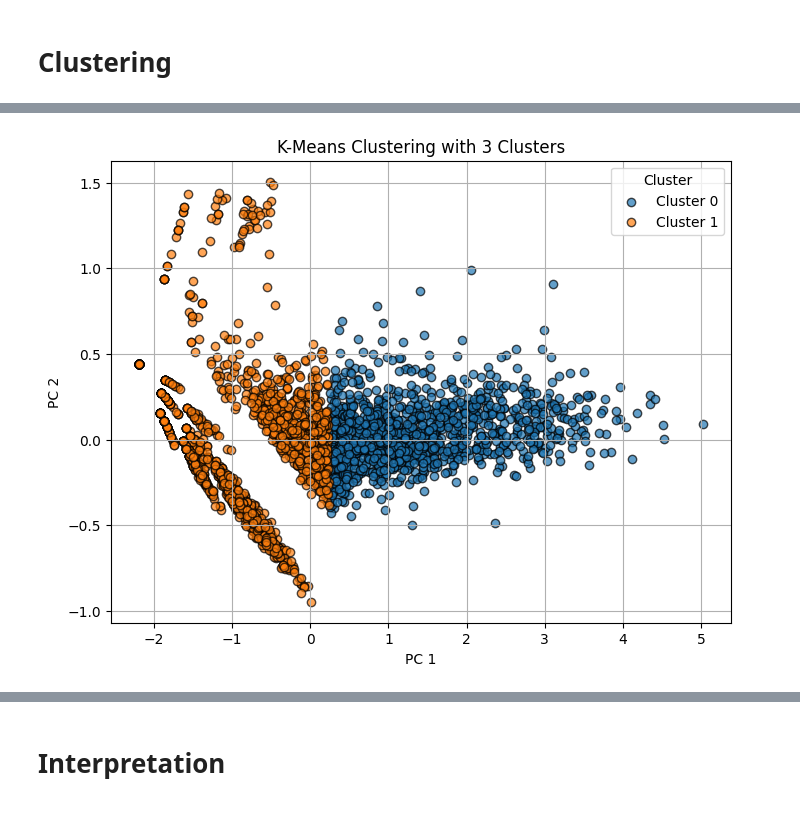
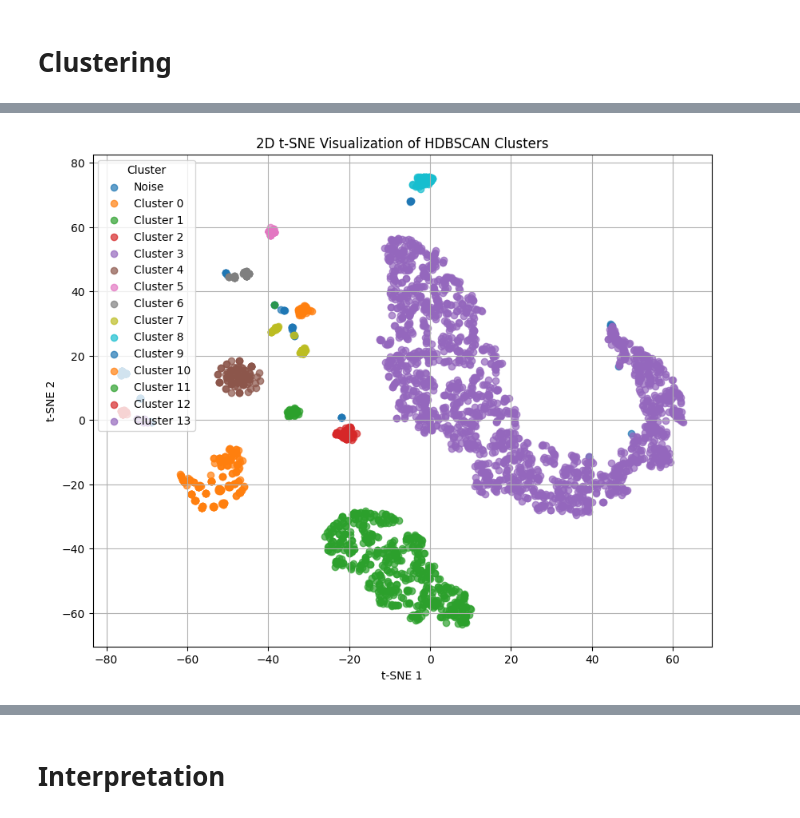
Before and after one commit to florivz/DDM-Project-WS24-25, a Jupyter notebook: analysis_new.ipynb, the cells around one changed output, grey strips where cells are left out. Drawn from its saved outputs; the diff is of its cells as text; code cells hidden in the pictures.

Commit message:
switched to hdbscan

```diff
--- a/analysis_new.ipynb
+++ b/analysis_new.ipynb
@@ -350,24 +364,33 @@ plt.show()
 # %%
-kmeans = KMeans(n_clusters=2, random_state=42)
-clusters = kmeans.fit_predict(X_pca)
+import hdbscan
+from sklearn.manifold import TSNE
+
+hdbscan_clusterer = hdbscan.HDBSCAN(min_samples=10, min_cluster_size=20)
+clusters = hdbscan_clusterer.fit_predict(X_log_scaled)
+
 df_final['cluster'] = clusters
 
-plt.figure(figsize=(8, 6))
+tsne_2d = TSNE(n_components=2, random_state=42, perplexity=30)
+X_tsne_2d = tsne_2d.fit_transform(X_log_scaled)
 
-for cluster_label in sorted(set(clusters)):
+plt.figure(figsize=(10, 8))
+unique_labels = sorted(set(clusters))
+
+for cluster_label in unique_labels:
+    indices = clusters == cluster_label
+    label = 'Noise' if cluster_label == -1 else f'Cluster {cluster_label}'
     plt.scatter(
-        X_pca[clusters == cluster_label, 0],
-        X_pca[clusters == cluster_label, 1],
-        label=f'Cluster {cluster_label}',
-        alpha=0.7,
-        edgecolors='k'
+        X_tsne_2d[indices, 0],
+        X_tsne_2d[indices, 1],
+        label=label,
+        alpha=0.7
     )
 
-plt.title('K-Means Clustering with 3 Clusters')
-plt.xlabel('PC 1')
-plt.ylabel('PC 2')
+plt.title('2D t-SNE Visualization of HDBSCAN Clusters')
+plt.xlabel('t-SNE 1')
+plt.ylabel('t-SNE 2')
 plt.legend(title='Cluster')
 plt.grid(True)
 plt.show()
 # %% [output]
-[figure, old version]
+[figure, new version]
```
Also changed, not shown: parts of 22 cells of this notebook.
